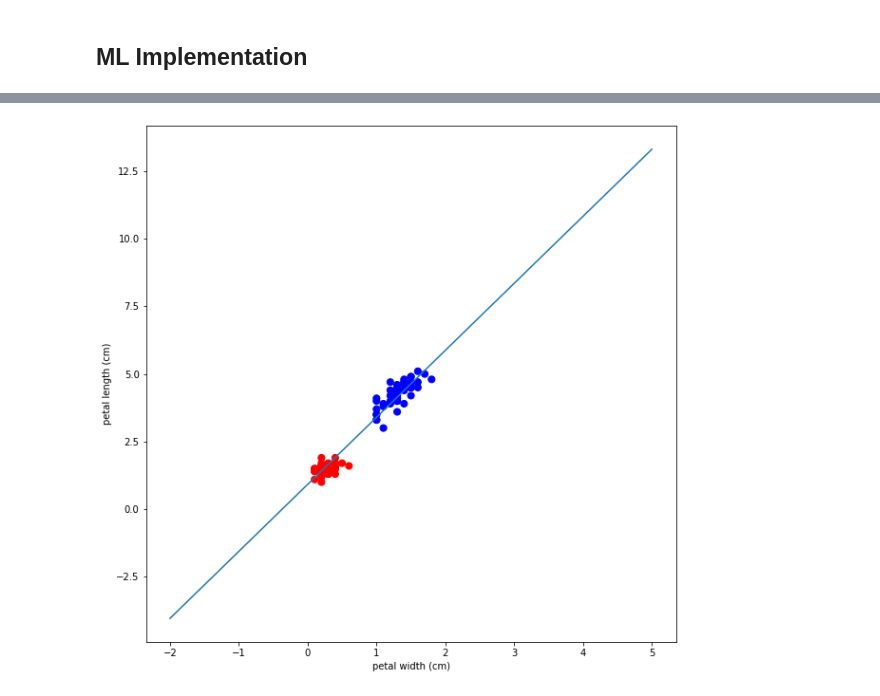
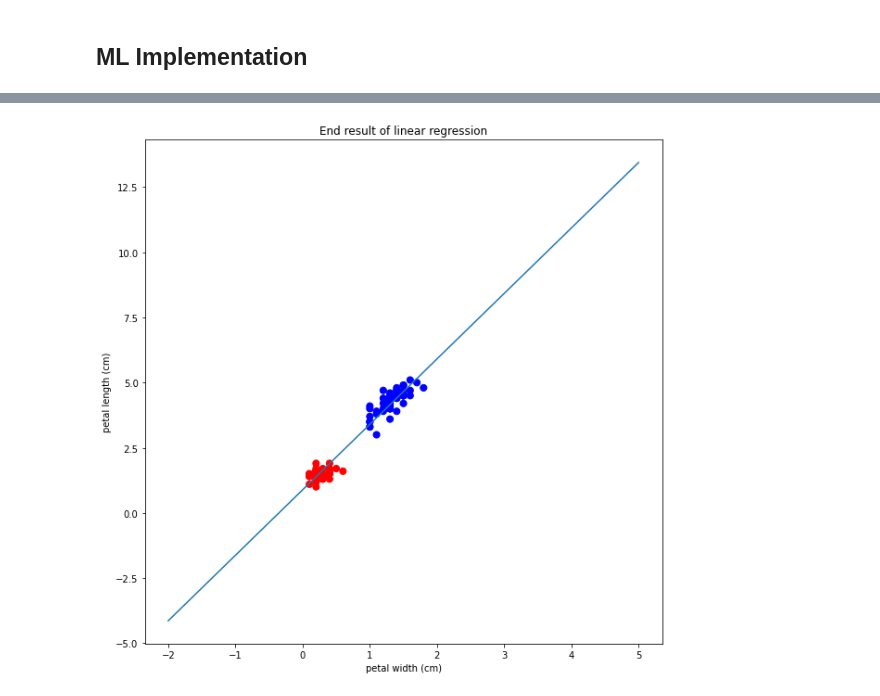
Before and after one commit to Huffwut/Python-meeting, a Jupyter notebook: ml1.ipynb, the cells around one changed output, grey strips where cells are left out. Saved outputs shown, nothing was run; the diff lists cells and outputs as text; code cells hidden in the pictures.

```diff
--- a/ml1.ipynb
+++ b/ml1.ipynb
@@ -77,6 +61,6 @@ def relu_mse_gd(x, theta, t, alpha):
 # %%
 x0 = np.matrix([np.ones(len(df)), df['petal width (cm)'].values, df['petal length (cm)'].values])
-w0 = np.matrix([-0.1, -0.1, -0.1])
+w0 = np.matrix([-0.3, -0.2, -0.5]) # observe what happens if you run with different initial weights
 target = df.target
 # %%
 res = []
@@ -87,7 +71,7 @@ plt.xlabel('petal width (cm)')
 plt.ylabel('petal length (cm)')
 # plt.show()
 
-for i in range(300):
+for i in range(400):
     for data_point in range(len(df)):
         pred = w0.dot([x0[0, data_point], x0[1, data_point], x0[2, data_point]])
         if pred >= 0:
@@ -97,10 +81,10 @@ for i in range(300):
         res.append(pred)
         err = target[data_point] - pred
         w0 = gradient_descent(x0.T[data_point], w0, 0.001, err)
-
+    # if(i%5==0):
     plotDisc(np.array(w0)[0])
-    # if accuracy_score(res, target) >=0.99:
-    #     break
+    if accuracy_score(res, target) >=0.99:
+        break
     res = []
 # print(w0)
 # %% [output]
@@ -119,9 +103,9 @@ for data_point in range(max_iter):
 
         # pred = w0.dot([x0[0, data_point], x0[1, data_point]])
 
-        w0 = relu_mse_gd(x0.T, w0, t, 0.01)
+        w0 = mse_gd(x0.T, w0, t, 0.01)
 
-        if(data_point%30==0):
+        if(data_point%50==0):
                 plt.plot(points, (np.array(w0.T[1] * points)[0]) + float(w0.T[0]), 'k')
                 plt.scatter(df['petal width (cm)'],df['petal length (cm)'],50, colours)
                 plt.xlabel('petal width (cm)')
@@ -165,11 +119,11 @@ plt.plot(points1, relu(points))
 # %%
 points = np.linspace(-2, 5, 10)
 plt.figure(figsize=(10,10))
 plt.scatter(df['petal width (cm)'],df['petal length (cm)'],50, colours)
 plt.xlabel('petal width (cm)')
 plt.ylabel('petal length (cm)')
 plt.plot(points, (np.array(w0.T[1] * points)[0]) + float(w0.T[0]))
-# plt.legend(['Setosa', 'Versicolor'])
+plt.title('End result of linear regression')
 plt.show()
 # %% [output]
-[figure, old version]
+[figure, new version]
```
Also changed, not shown: parts of 10 cells of this notebook.
